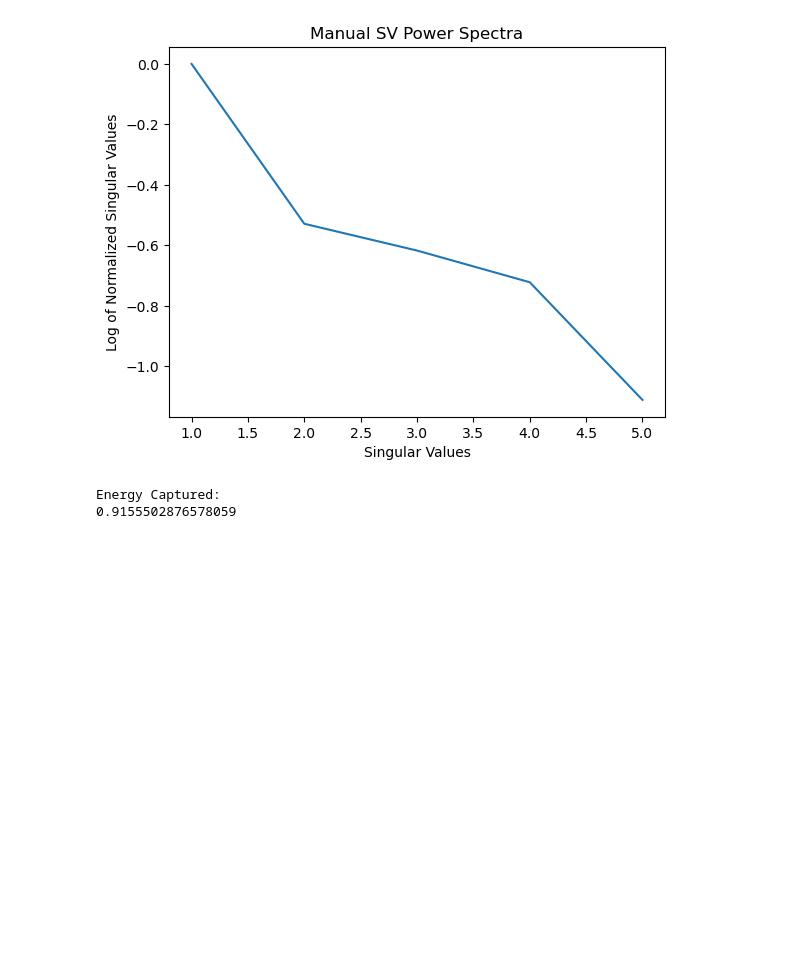
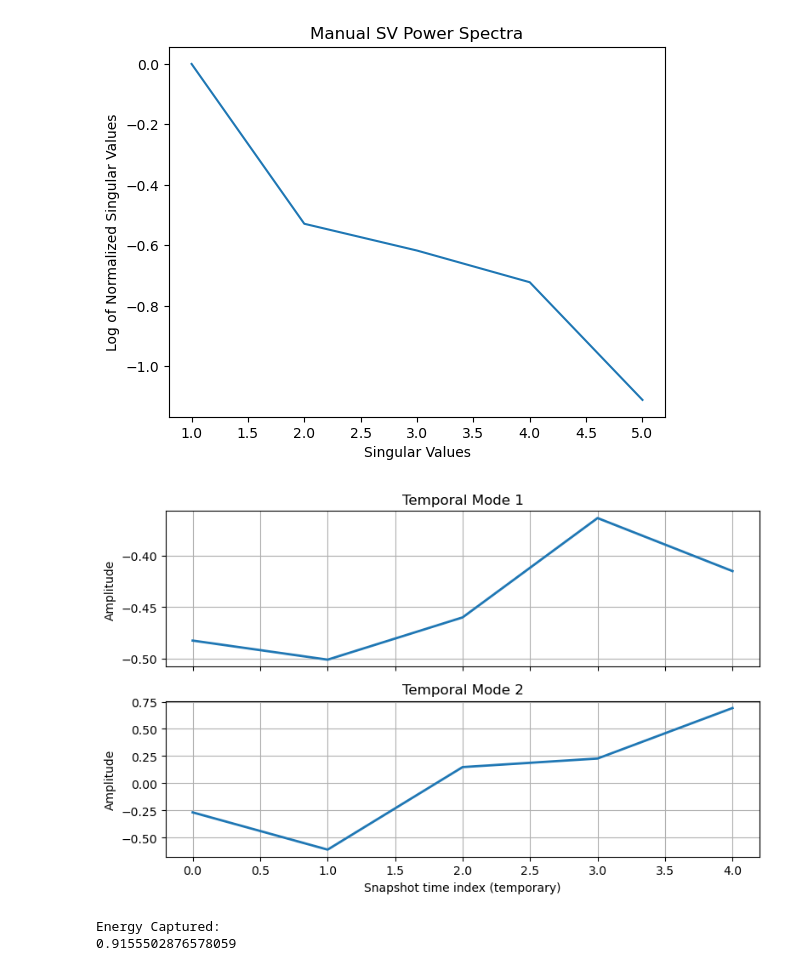
Before and after one commit to mquan2k2/ROM-Heart-Valve, a Jupyter notebook: POD.ipynb, the cells around one changed output. Cells and saved outputs as stored; diff of their text form; code cells hidden in the pictures; blank space fills up the shorter version.

Commit message:
Updated temporal mode plotting

```diff
--- a/POD.ipynb
+++ b/POD.ipynb
@@ -130,7 +133,27 @@ def plot_singular(S, titlename):
 # %%
 # Plot the temporal modes
 def plot_temporal_modes(Vt, NumModes):
-    print("Poop")
+    """
+    Plots the first NumModes temporal modes from Vt (rows of Vt).
+
+    Parameters:
+    - Vt: 2D numpy array (shape: NumModes x NumSnapshots)
+    - NumModes: number of leading modes to plot
+    """
+    fig, axs = plt.subplots(NumModes, 1, figsize=(8, 2.5 * NumModes), sharex=True)
+
+    if NumModes == 1:
+        axs = [axs]  # wrap single axis in list for consistency
+
+    for i in range(NumModes):
+        axs[i].plot(Vt[i], linewidth=2)
+        axs[i].set_title(f"Temporal Mode {i+1}", fontsize=12)
+        axs[i].set_ylabel("Amplitude")
+        axs[i].grid(True)
+
+    axs[-1].set_xlabel("Snapshot time index (temporary)")
+    plt.tight_layout()
+    plt.show()
 # %%
 def main(ProjectName, NumSS, NumModes):
     # SVD for computation of
@@ -147,32 +172,38 @@ if __name__ == "__main__":
     U, S, Vt, U_val, S_val, Vt_val = main(ProjectName, NumSS, NumModes)
 
     # Plot Singular Value Spectra
     plot_singular(S_val, 'Validation SV Power Spectra')
     plot_singular(S, 'Manual SV Power Spectra')
 
+    # Plot Temporal modes
+    plot_temporal_modes(Vt, NumModes)
+
     # Output Percentage of Energy Captured from k rank approximation
     e_cap = energy_captured(S, NumModes)
     print("Energy Captured:")
     print(e_cap)
+
+    # TODO: Print the Modes to text files
 # %% [output]
 Number of Modes we want to compute:
 2
 Size of each mode:
 10
 Correlation Matrix By hand:
 [[501. 493. 393. 319. 377.]
  [493. 560. 431. 338. 334.]
  [393. 431. 500. 305. 365.]
  [319. 338. 305. 323. 309.]
  [377. 334. 365. 309. 435.]]
 From manual:
 U = [[-0.32261176  0.10665428]
 ... (28 lines left out)
  [-0.26972765 -0.61282255  0.14762291  0.22648594  0.69181436]
  [ 0.37087019  0.01948682 -0.85177599  0.26596902  0.25654183]
  [-0.44749461  0.1298917  -0.03179329  0.82343846 -0.32220338]
  [-0.59710832  0.59666536 -0.20007147 -0.26054233  0.42372302]]
 [figure]
 [figure]
+[figure, added]
 Energy Captured:
 0.9155502876578059
```
Also changed, not shown: parts of 3 cells of this notebook, 1 other file.
